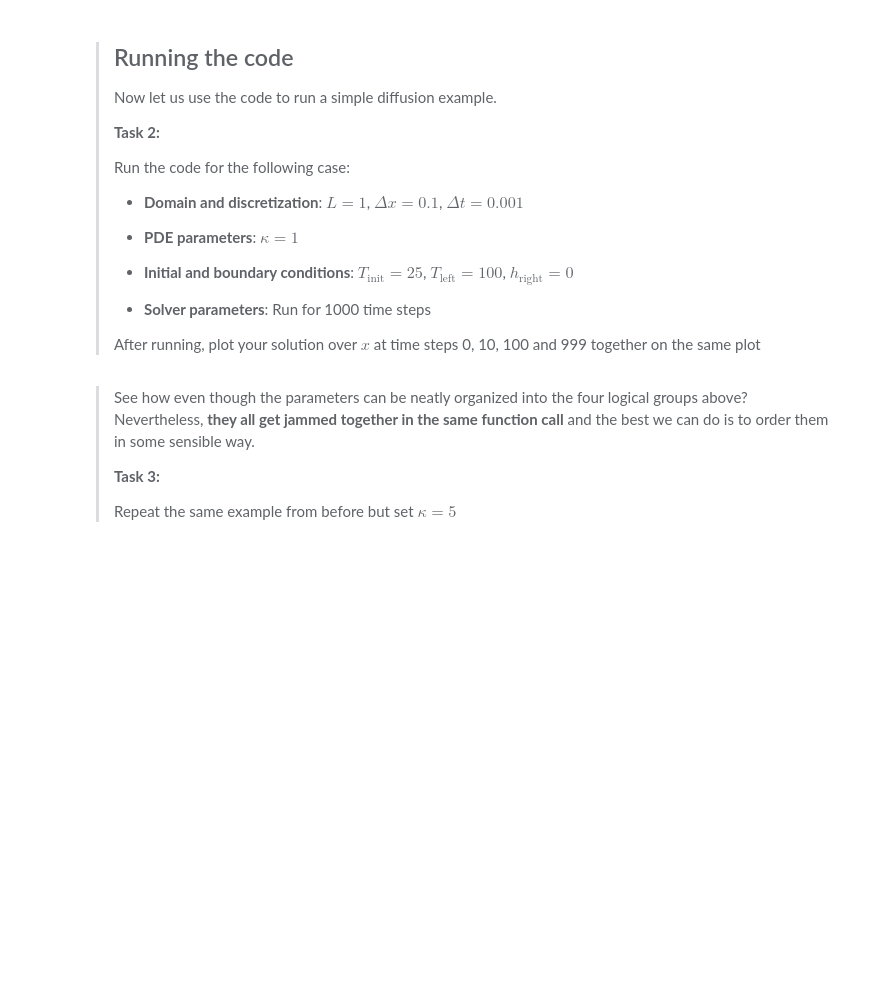
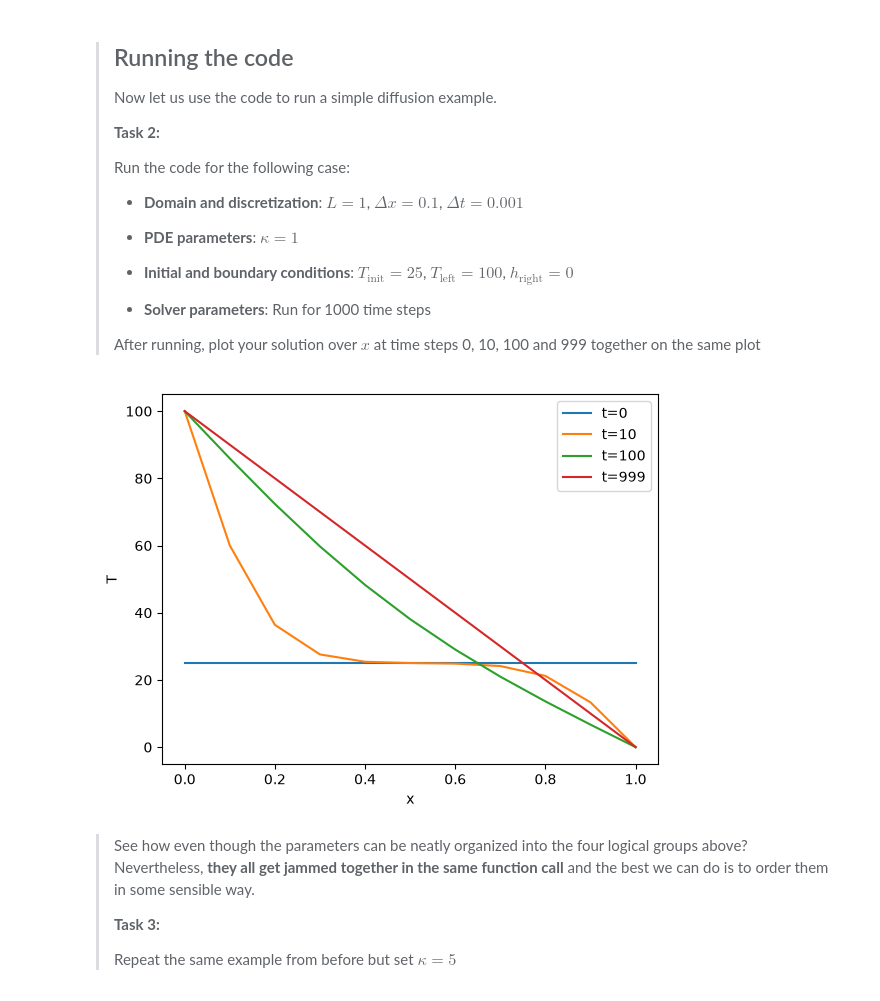
Before and after one commit to avandevelde12/PA2.1, a Jupyter notebook: 1_functional.ipynb, the cells around one changed output. Cells and saved outputs as stored; diff of their text form; code cells hidden in the pictures; blank space fills up the shorter version.

```diff
--- a/1_functional.ipynb
+++ b/1_functional.ipynb
@@ -31,19 +31,19 @@ def run_diffusion(
     T = np.zeros((n_steps,nx))
 
     # temperature field at t=0
-    T[0,:] = # YOUR_CODE_LINE_HERE
+    T[0,:] = T_init
 
     # loop through time
     for n in range(n_steps-1):
         # solution on the left
-        T[n+1,0] = # YOUR_CODE_LINE_HERE
+        T[n+1,0] = T_left
 
         # solution in the interior
         for m in range(1,nx-1):
-            # YOUR_CODE_LINE_HERE
+            T[n+1, m] = T[n, m] + kappa * (dt/dx**2)*(T[n, m+1] -2*T[n,m]+T[n, m-1])
 
         # solution on the right
-        T[n+1,-1] = # YOUR_CODE_LINE_HERE
+        T[n+1,-1] = h_right
 
     return x, T
 # %% [markdown]
@@ -72,3 +66,27 @@ x,T = # YOUR_CODE_LINE_HERE
+# %%
+# run the solver
+x,T = run_diffusion(
+    L=1.0,
+    dx=0.1,
+    dt=0.001,
+    kappa=1,
+    T_init=25,
+    T_left=100,
+    h_right=0.0,
+    n_steps=1000
+)
+
+# plot the solution
+plt.plot(x, T[0,:], label='t=0')
+plt.plot(x, T[10,:], label='t=10')
+plt.plot(x, T[100,:], label='t=100')
+plt.plot(x, T[999,:], label='t=999')
+plt.xlabel('x')
+plt.ylabel('T')
+plt.legend()
+plt.show()
+# %% [output]
+[figure, added]
 # %% [markdown]
 > See how even though the parameters can be neatly organized into the four logical groups above? Nevertheless, **they all get jammed together in the same function call** and the best we can do is to order them in some sensible way.
 >
```
Also changed, not shown: parts of 7 cells of this notebook.
